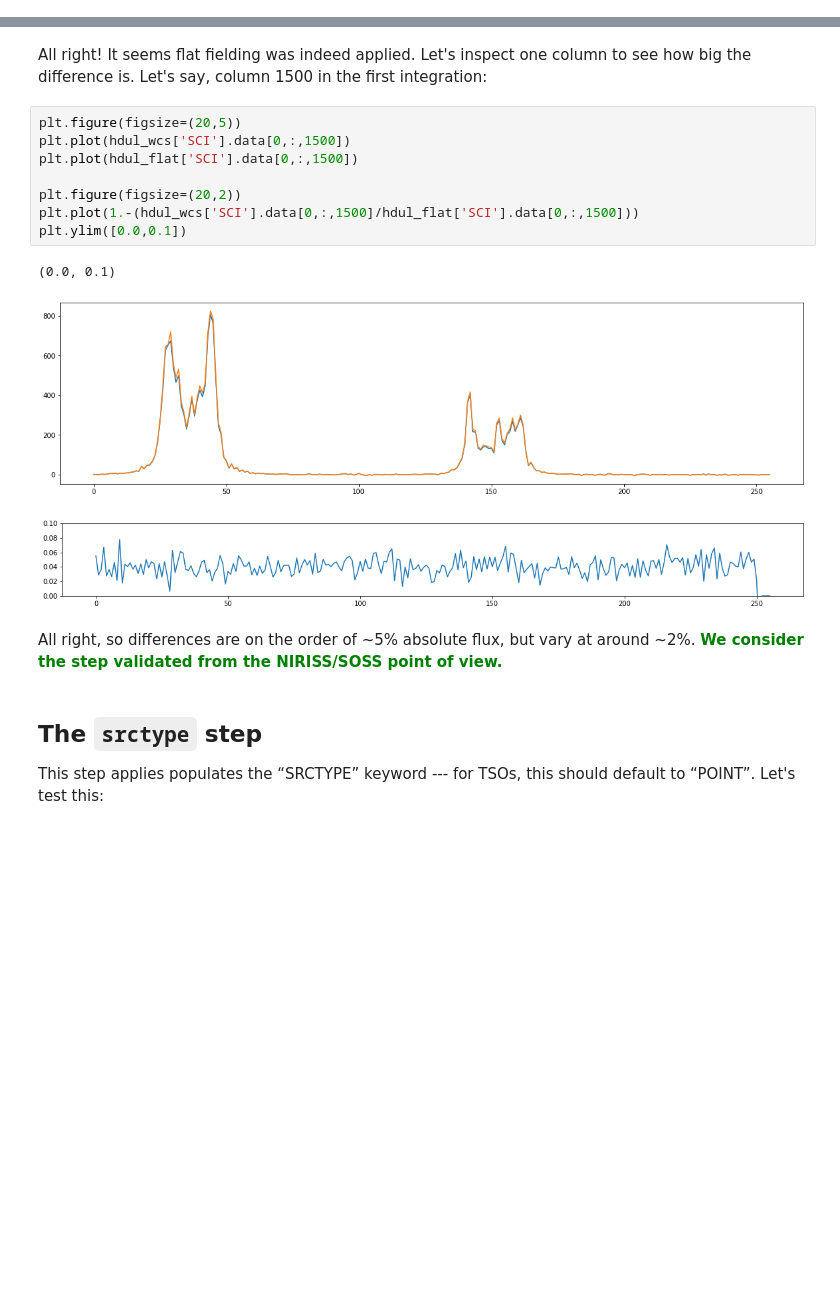
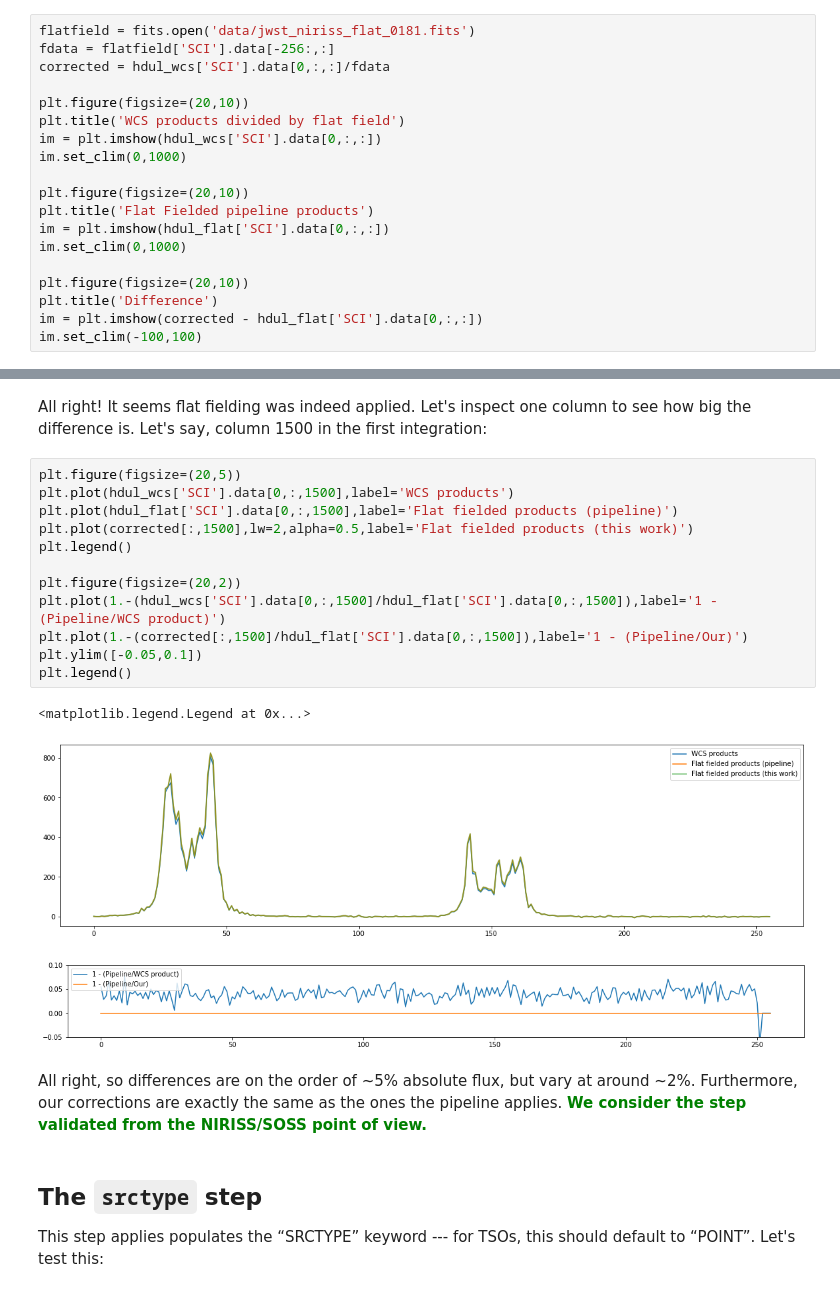
Before and after one commit to nespinoza/jwst_pipeline_testing, a Jupyter notebook: Stage 2 testing - NIRISS SOSS.ipynb, the cells around one changed output, grey strips where cells are left out. Cells and saved outputs as stored; diff of their text form; blank space fills up the shorter version.

```diff
--- a/Stage 2 testing - NIRISS SOSS.ipynb
+++ b/Stage 2 testing - NIRISS SOSS.ipynb
@@ -201,0 +209,19 @@ None
+# %%
+flatfield = fits.open('data/jwst_niriss_flat_0181.fits')
+fdata = flatfield['SCI'].data[-256:,:]
+corrected = hdul_wcs['SCI'].data[0,:,:]/fdata
+
+plt.figure(figsize=(20,10))
+plt.title('WCS products divided by flat field')
+im = plt.imshow(hdul_wcs['SCI'].data[0,:,:])
+im.set_clim(0,1000)
+
+plt.figure(figsize=(20,10))
+plt.title('Flat Fielded pipeline products')
+im = plt.imshow(hdul_flat['SCI'].data[0,:,:])
+im.set_clim(0,1000)
+
+plt.figure(figsize=(20,10))
+plt.title('Difference')
+im = plt.imshow(corrected - hdul_flat['SCI'].data[0,:,:])
+im.set_clim(-100,100)
@@ -203,18 +233,22 @@ None
 All right! It seems flat fielding was indeed applied. Let's inspect one column to see how big the difference is. Let's say, column 1500 in the first integration:
 # %%
 plt.figure(figsize=(20,5))
-plt.plot(hdul_wcs['SCI'].data[0,:,1500])
-plt.plot(hdul_flat['SCI'].data[0,:,1500])
+plt.plot(hdul_wcs['SCI'].data[0,:,1500],label='WCS products')
+plt.plot(hdul_flat['SCI'].data[0,:,1500],label='Flat fielded products (pipeline)')
+plt.plot(corrected[:,1500],lw=2,alpha=0.5,label='Flat fielded products (this work)')
+plt.legend()
 
 plt.figure(figsize=(20,2))
-plt.plot(1.-(hdul_wcs['SCI'].data[0,:,1500]/hdul_flat['SCI'].data[0,:,1500]))
-plt.ylim([0.0,0.1])
+plt.plot(1.-(hdul_wcs['SCI'].data[0,:,1500]/hdul_flat['SCI'].data[0,:,1500]),label='1 - (Pipeline/WCS product)')
+plt.plot(1.-(corrected[:,1500]/hdul_flat['SCI'].data[0,:,1500]),label='1 - (Pipeline/Our)')
+plt.ylim([-0.05,0.1])
+plt.legend()
 # %% [output]
-(0.0, 0.1)
+<matplotlib.legend.Legend at 0x...>
-[figure, old version]
+[figure, new version]
-[figure, old version]
+[figure, new version]
 # %% [markdown]
-All right, so differences are on the order of ~5% absolute flux, but vary at around ~2%. <font color='green'>**We consider the step validated from the NIRISS/SOSS point of view.**</font>
+All right, so differences are on the order of ~5% absolute flux, but vary at around ~2%. Furthermore, our corrections are exactly the same as the ones the pipeline applies. <font color='green'>**We consider the step validated from the NIRISS/SOSS point of view.**</font>
 # %% [markdown]
 ## <a id='srctype'> The `srctype` step </a>
 
```
Also changed, not shown: parts of 22 cells of this notebook.
